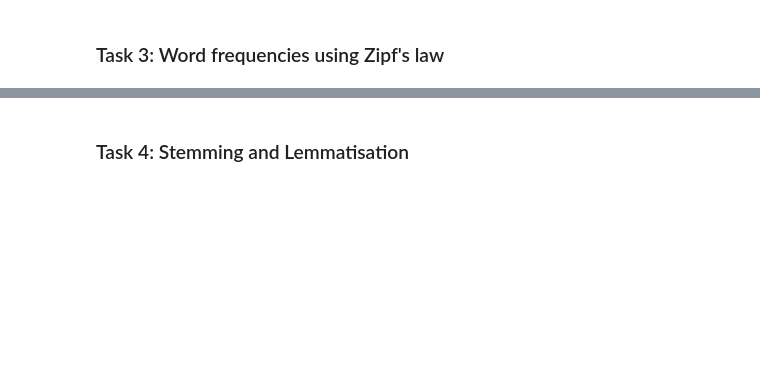
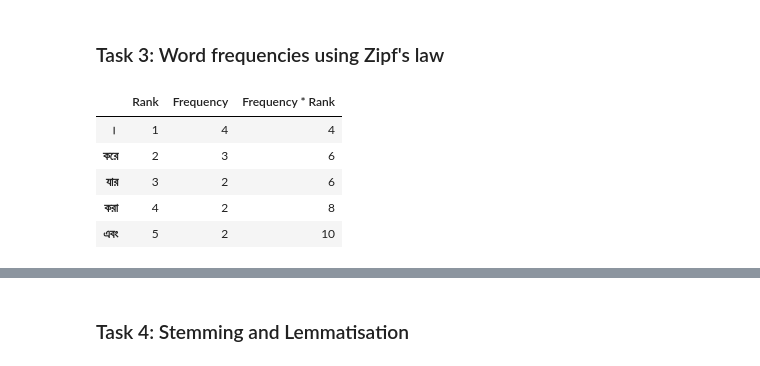
Before and after one commit to shazzad-hasan/github_demo, a Jupyter notebook: bn.ipynb, the cells around one changed output, grey strips where cells are left out. Cells and saved outputs as stored; diff of their text form; code cells hidden in the pictures; blank space fills up the shorter version.

```diff
--- a/bn.ipynb
+++ b/bn.ipynb
@@ -145,24 +157,31 @@ print(trigram[:5])
 # %%
 import operator
 from operator import itemgetter
 
 
 # Calculate the frequency of the words inside
 frequency = {}
 for word in words[:50]:
     count = frequency.get(word , 0)
     frequency[ word ] = count + 1
 
 rank = 1
 column_header = ['Rank', 'Frequency', 'Frequency * Rank']
 df = pd.DataFrame( columns = column_header )
 collection = sorted(frequency.items(), key=itemgetter(1), reverse = True)
 
 for word , freq in collection[:10]:
     df.loc[word] = [rank, freq, rank*freq]
     rank = rank + 1
 
-print(df)
+df.head()
+# %% [output]
+|  | Rank | Frequency | Frequency * Rank |
+| । | 1 | 4 | 4 |
+| করে | 2 | 3 | 6 |
+| যার | 3 | 2 | 6 |
+| করা | 4 | 2 | 8 |
+| এবং | 5 | 2 | 10 |
 # %%
 # Python visualization with pyplot
 plt.figure(figsize=(20,20))
```
Also changed, not shown: parts of 12 cells of this notebook.
